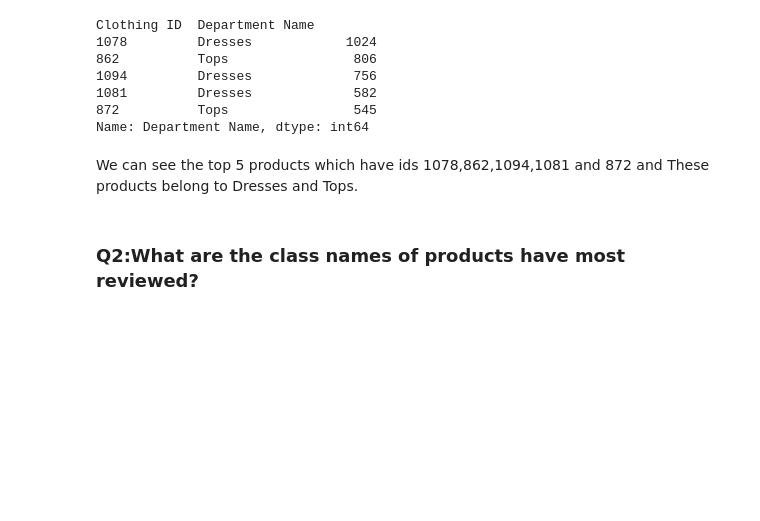
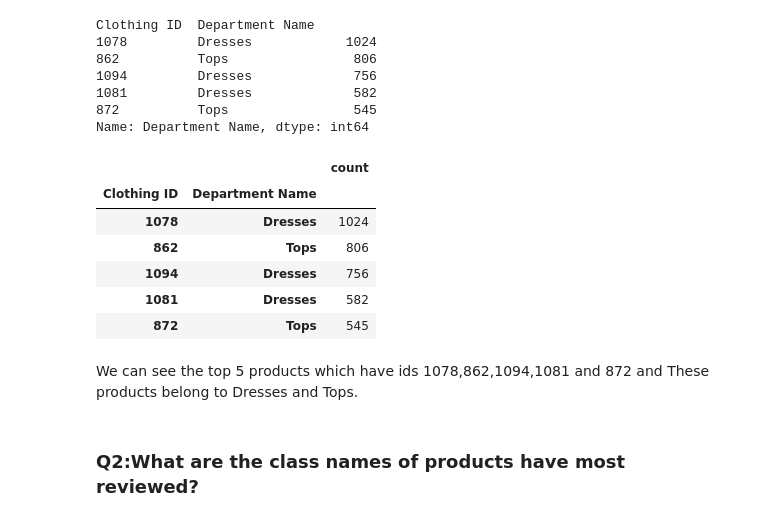
Before and after one commit to WejdanAljadani/Women-s-Clothing-E-Commerce, a Jupyter notebook: Women’s Clothing E-Commerce.ipynb, the cells around one changed output. Drawn from its saved outputs; the diff is of its cells as text; code cells hidden in the pictures; blank space fills up the shorter version.

```diff
--- a/Women’s Clothing E-Commerce.ipynb
+++ b/Women’s Clothing E-Commerce.ipynb
@@ -191,6 +193,22 @@ Clothing ID  Department Name
 1081         Dresses             582
 872          Tops                545
 Name: Department Name, dtype: int64
+# %%
+top5_department=class_name_pro.groupby("Clothing ID")["Department Name"].value_counts().sort_values(ascending=False)
+# %%
+top5_department=pd.DataFrame(top5_department)
+# %%
+top5_department.rename(columns={'Department Name':'count'}, inplace=True)
+# %%
+top5_department
+# %% [output]
+|  |  | count |
+| Clothing ID | Department Name |  |
+| 1078 | Dresses | 1024 |
+| 862 | Tops | 806 |
+| 1094 | Dresses | 756 |
+| 1081 | Dresses | 582 |
+| 872 | Tops | 545 |
 # %% [markdown]
 We can see the top 5 products which have ids 1078,862,1094,1081 and 872
 and These products belong to Dresses and Tops.
```
Also changed, not shown: parts of 3 cells of this notebook.
